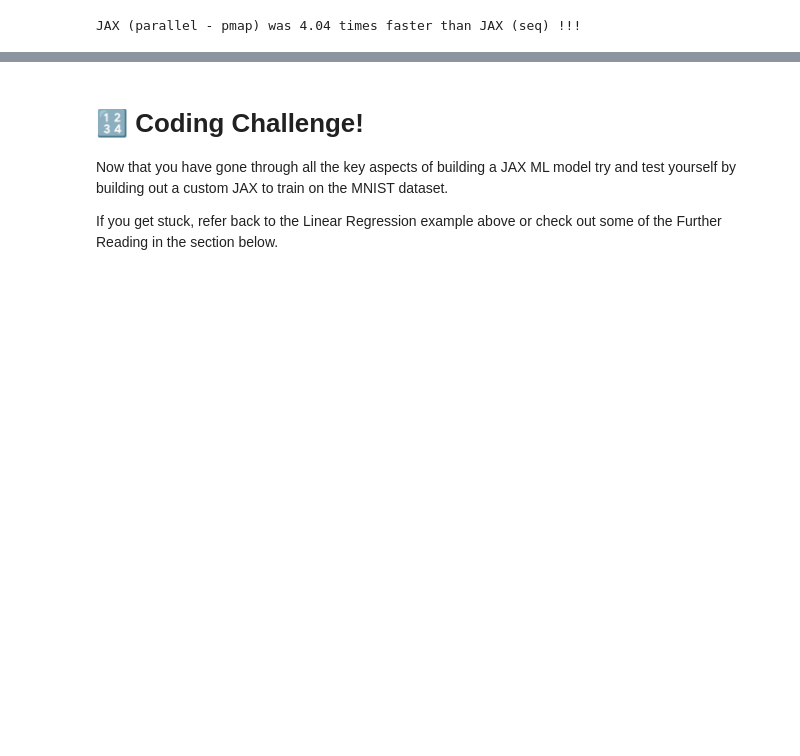
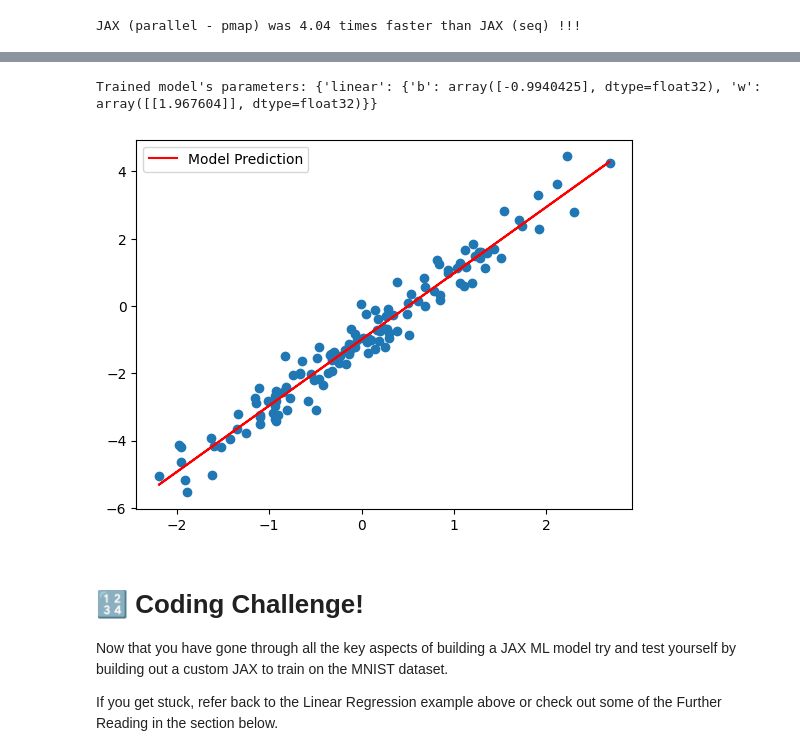
Before and after one commit to instadeepai/tpu-workshop, a Jupyter notebook: JaxIntroWorkshop.ipynb, the cells around one changed output, grey strips where cells are left out. Cells and saved outputs as stored; diff of their text form; code cells hidden in the pictures; blank space fills up the shorter version.

```diff
--- a/JaxIntroWorkshop.ipynb
+++ b/JaxIntroWorkshop.ipynb
@@ -666,0 +656,22 @@ plt.show()
+# %%
+# @title Training Loop
+def split(data: np.ndarray, n_devices: int) -> np.ndarray:
+  """Splits the first axis of `data` evenly across the number of devices."""
+  return data.reshape(n_devices, data.shape[0] // n_devices, *data.shape[1:])
+
+# Actual training loop.
+for i in range(1000):
+    # Fetch next batch
+    xs, ys = next(data_iter)
+
+    # Reshape xs and ys for the pmapped `update()`.
+    x_split = split(xs, n_devices)
+    y_split = split(ys, n_devices)
+
+    state, loss = update(state, x_split, y_split)
+
+    if i % 100 == 0:
+        # Note that loss is actually an array of shape [num_devices], with identical
+        # entries, because each device returns its copy of the loss.
+        # So, we take the first element to print it.
+        print(f"Step {i}, loss: {loss[0]:.3f}")
@@ -667,3 +689,20 @@ plt.show()
+# %%
+# @title Evlauate our trained model
+
+# Like the loss, the leaves of params have an extra leading dimension,
+# so we take the params from the first device.
+params = jax.device_get(jax.tree_map(lambda x: x[0], state.params))
+
+# Printing the trained model's parameters
+print("Trained model's parameters:", params)
+
+plt.scatter(xs, ys)
+plt.plot(xs, params['linear']['w'] * xs + params['linear']['b'], c='red', label='Model Prediction')
+plt.legend()
+plt.show()
+# %% [output]
+Trained model's parameters: {'linear': {'b': array([-0.9940425], dtype=float32), 'w': array([[1.967604]], dtype=float32)}}
+[figure, added]
 # %% [markdown]
 # 🔢 Coding Challenge!
 
```
Also changed, not shown: parts of 9 cells of this notebook.
